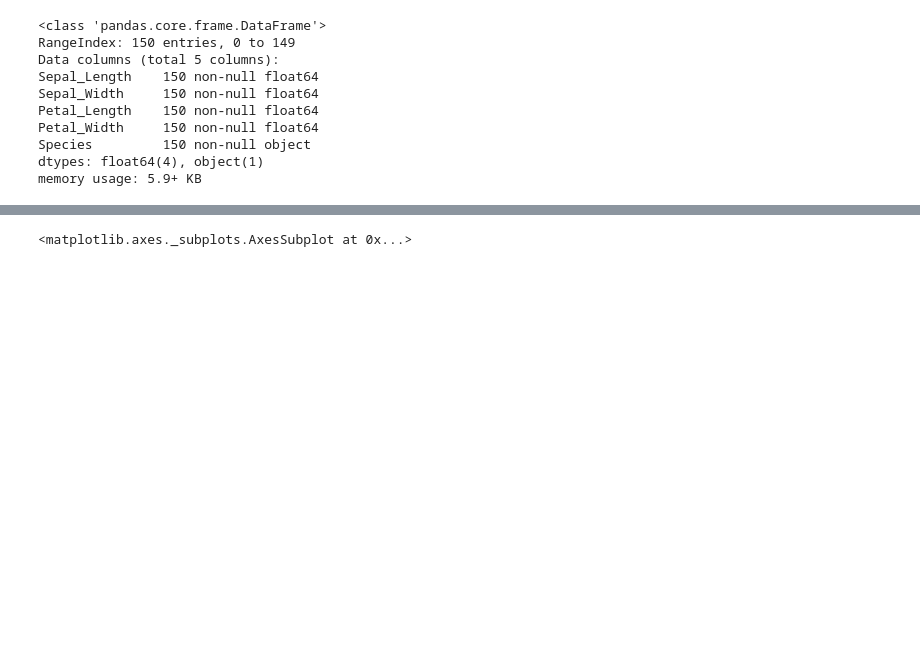
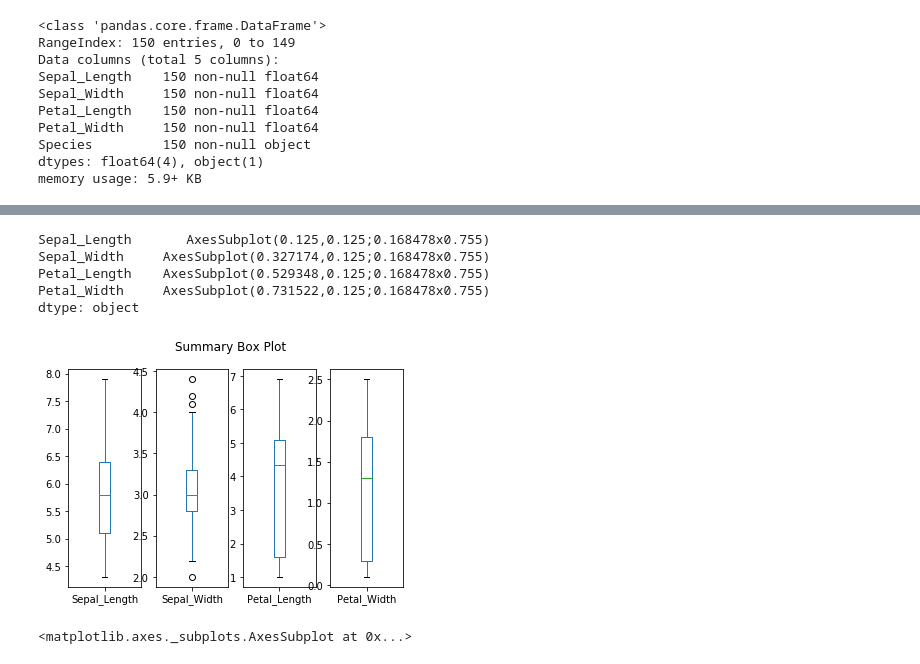
Before and after one commit to cdigap/FDA_Project, a Jupyter notebook: The_Box_Plot_Understanding.ipynb, the cells around one changed output, grey strips where cells are left out. Drawn from its saved outputs; the diff is of its cells as text; code cells hidden in the pictures; blank space fills up the shorter version.

```diff
--- a/The_Box_Plot_Understanding.ipynb
+++ b/The_Box_Plot_Understanding.ipynb
@@ -103,3 +105,12 @@ dtype: object
+# %%
+data_file.plot(kind='box', subplots = True, layout = (1,4), title='Summary Box Plot')
+# %% [output]
+Sepal_Length       AxesSubplot(0.125,0.125;0.168478x0.755)
+Sepal_Width     AxesSubplot(0.327174,0.125;0.168478x0.755)
+Petal_Length    AxesSubplot(0.529348,0.125;0.168478x0.755)
+Petal_Width     AxesSubplot(0.731522,0.125;0.168478x0.755)
+dtype: object
+[figure, added]
 # %%
 data_file.boxplot()
 # %% [output]
```
Also changed, not shown: parts of 4 cells of this notebook.
